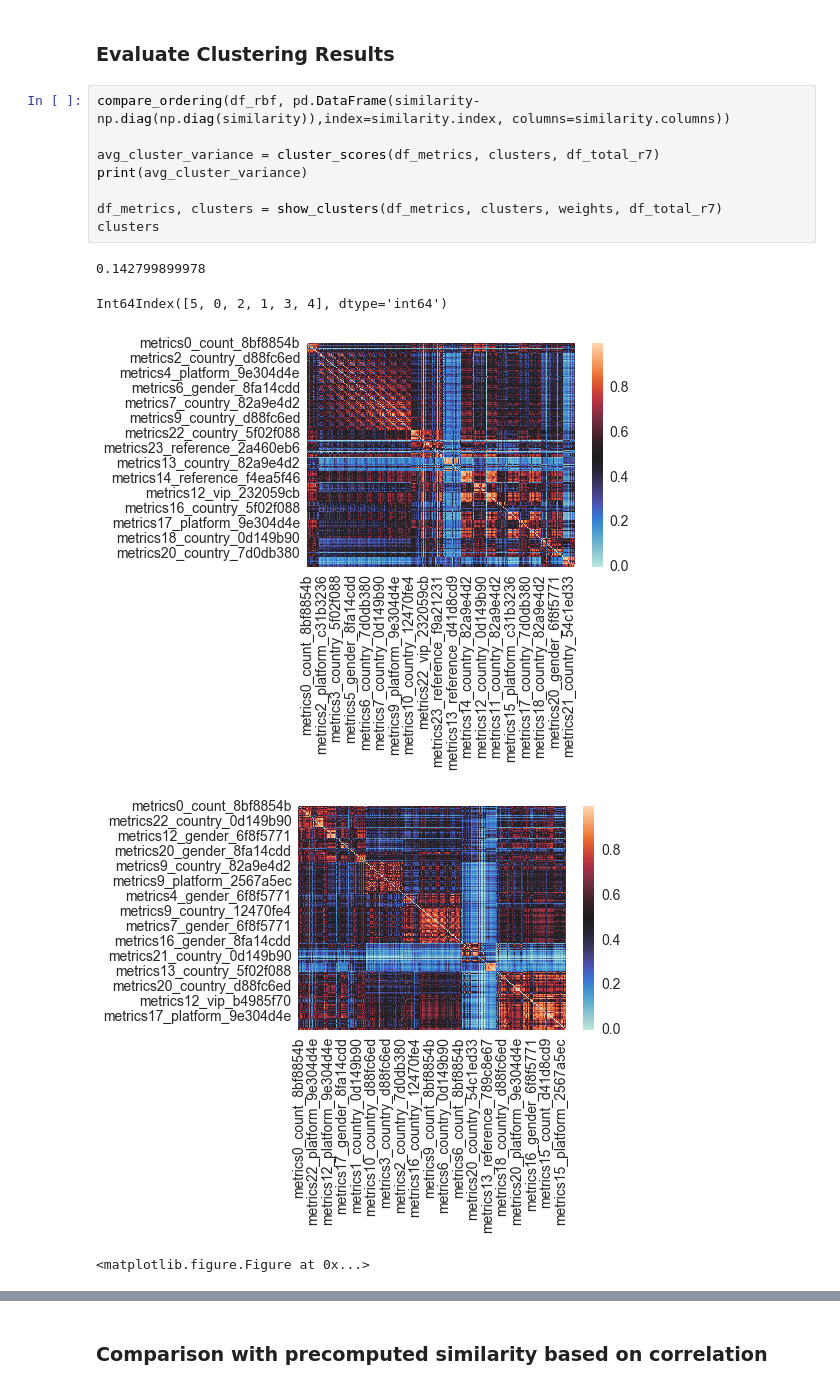
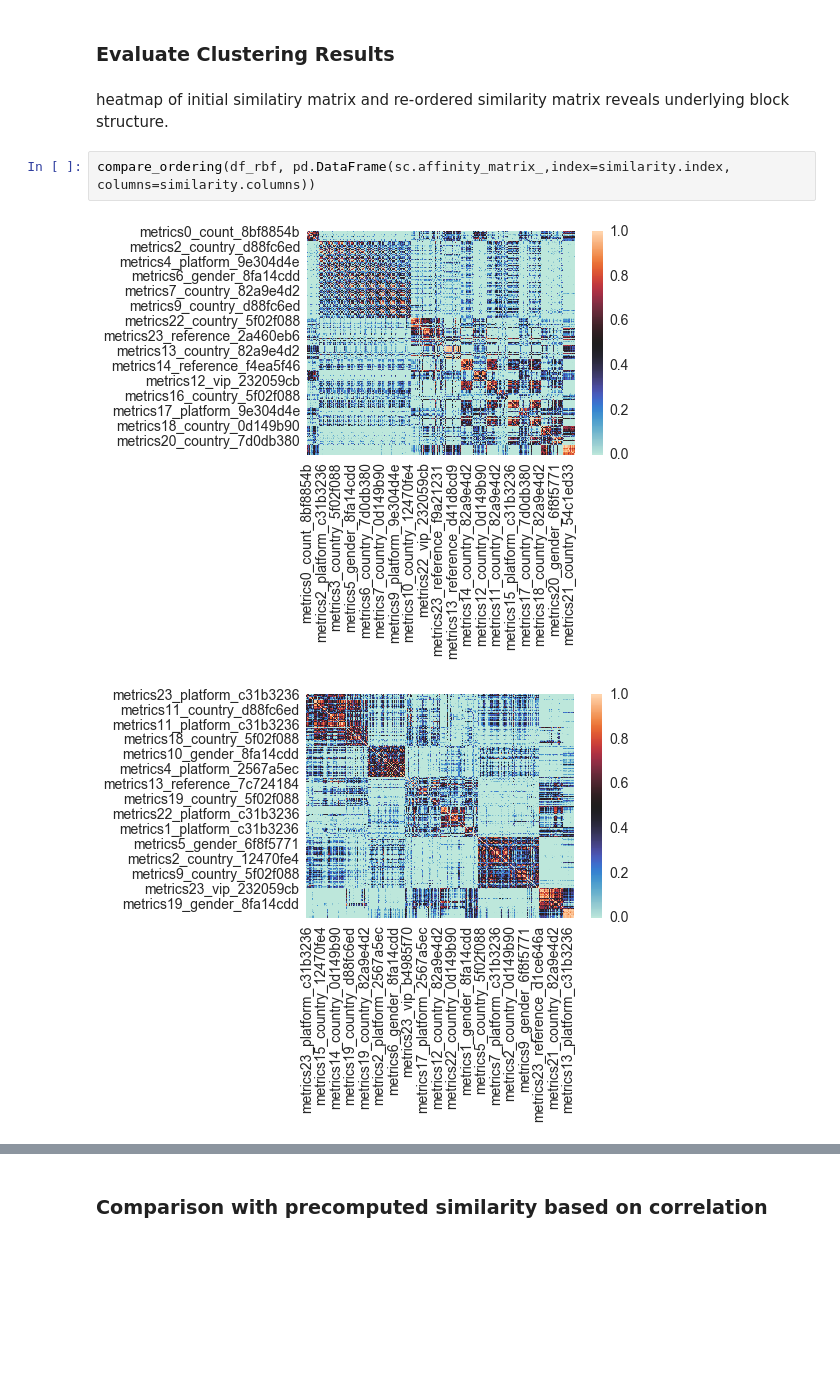
Before and after one commit to metterlein/spectral_clustering, a Jupyter notebook: notebooks/Real Data Example.ipynb, the cells around one changed output, grey strips where cells are left out. Saved outputs shown, nothing was run; the diff lists cells and outputs as text; blank space fills up the shorter version.

Commit message:
Real Data Example reduced to two metrics, explanations added.

```diff
--- a/notebooks/Real Data Example.ipynb
+++ b/notebooks/Real Data Example.ipynb
@@ -142,17 +144,10 @@ df_rbf.assignment.value_counts()
 Name: assignment, dtype: int64
 # %% [markdown]
 ### Evaluate Clustering Results
+# %% [markdown]
+heatmap of initial similatiry matrix and re-ordered similarity matrix reveals underlying block structure.
 # %%
-compare_ordering(df_rbf, pd.DataFrame(similarity-np.diag(np.diag(similarity)),index=similarity.index, columns=similarity.columns))
-
-avg_cluster_variance = cluster_scores(df_metrics, clusters, df_total_r7)
-print(avg_cluster_variance)
-
-df_metrics, clusters = show_clusters(df_metrics, clusters, weights, df_total_r7)
-clusters
+compare_ordering(df_rbf, pd.DataFrame(sc.affinity_matrix_,index=similarity.index, columns=similarity.columns))
 # %% [output]
-0.142799899978
-Int64Index([5, 0, 2, 1, 3, 4], dtype='int64')
-[figure, old version]
+[figure, new version]
-[figure, old version]
+[figure, new version]
-<matplotlib.figure.Figure at 0x...>
```
Also changed, not shown: parts of 14 cells of this notebook.
